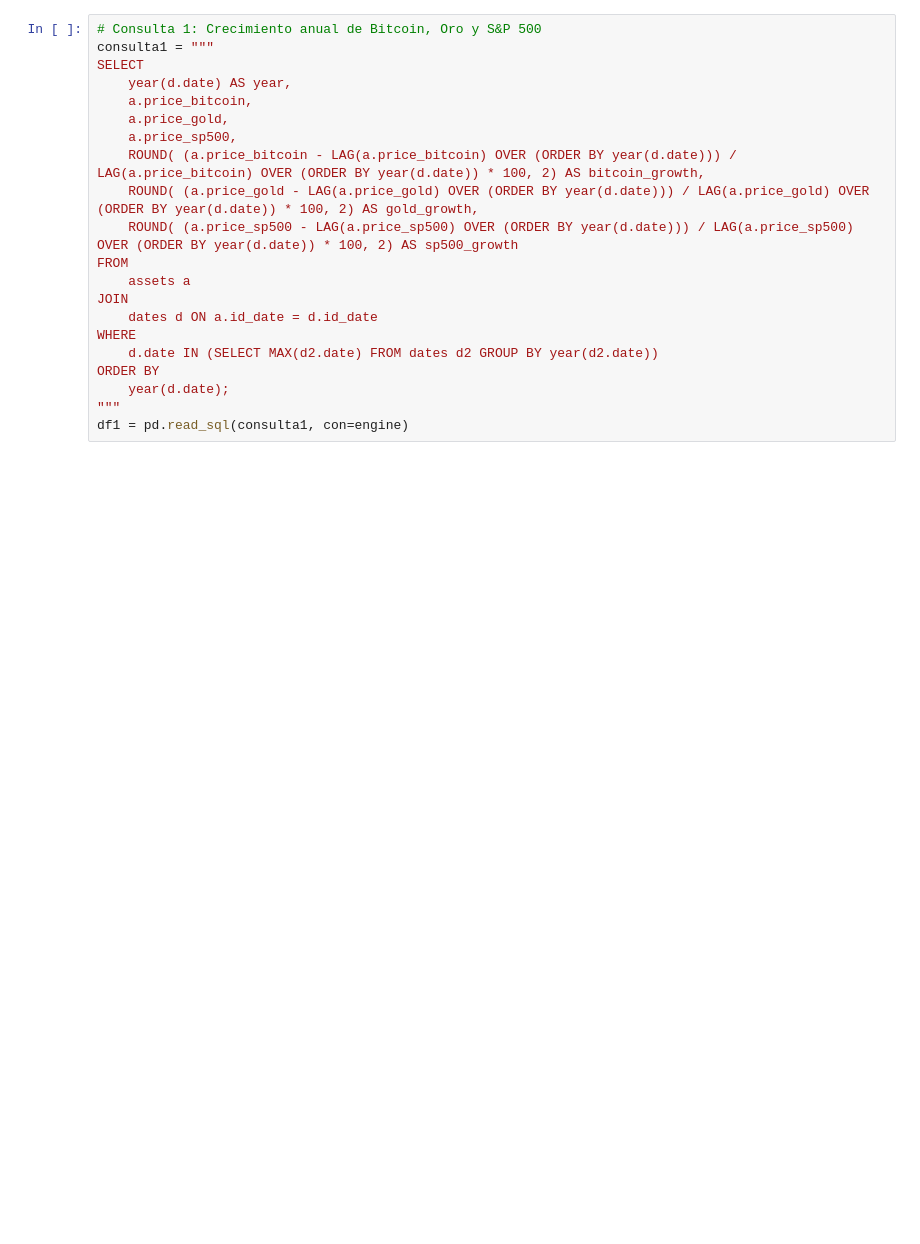
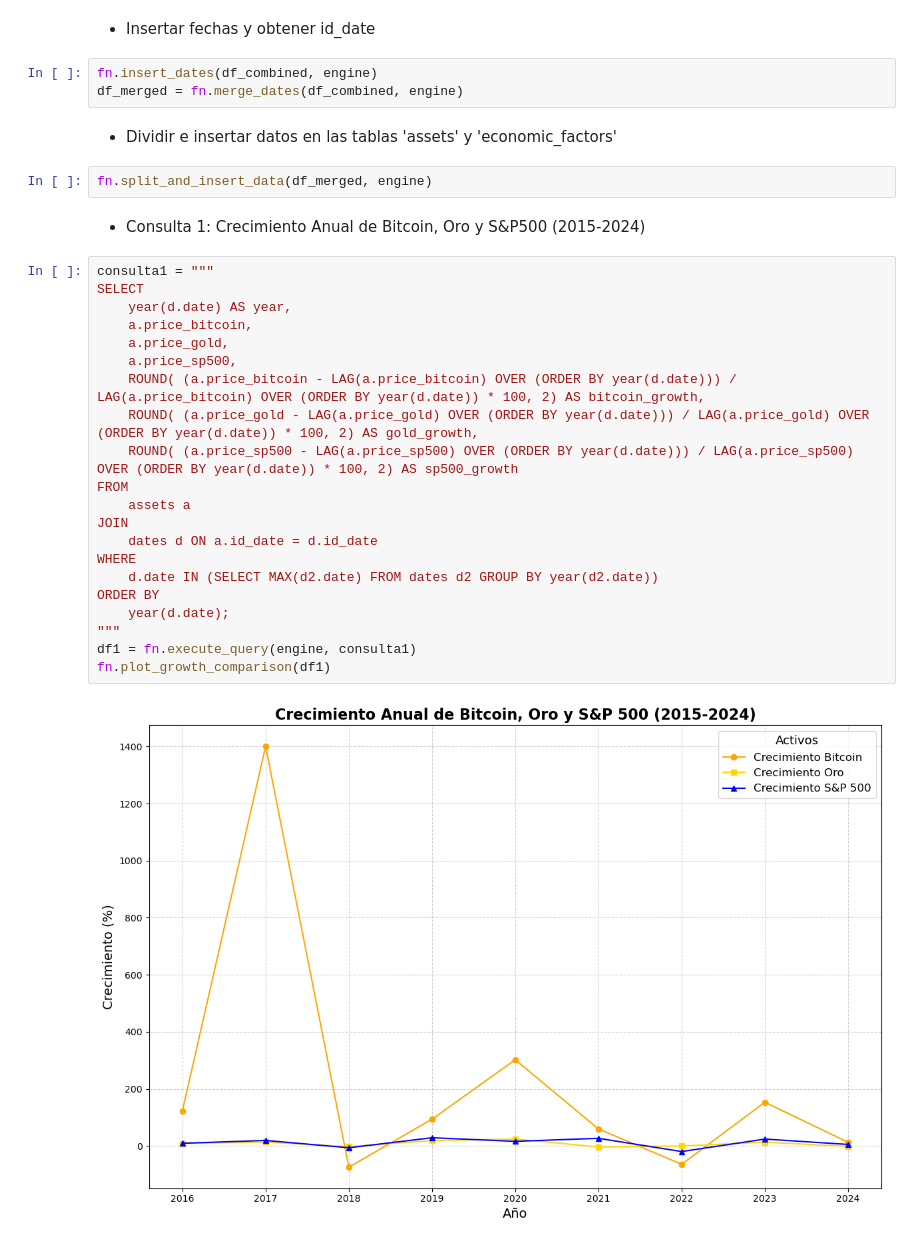
Before and after one commit to adrianlardies/from-data-to-insight, a Jupyter notebook: main.ipynb, the cells around one changed output. Drawn from its saved outputs; the diff is of its cells as text; blank space fills up the shorter version.

```diff
--- a/main.ipynb
+++ b/main.ipynb
@@ -65,23 +30,36 @@ engine = create_engine(connection_string)
+# %% [markdown]
+- Insertar fechas y obtener id_date
+# %%
+fn.insert_dates(df_combined, engine)
+df_merged = fn.merge_dates(df_combined, engine)
+# %% [markdown]
+- Dividir e insertar datos en las tablas 'assets' y 'economic_factors'
+# %%
+fn.split_and_insert_data(df_merged, engine)
+# %% [markdown]
+- Consulta 1: Crecimiento Anual de Bitcoin, Oro y S&P500 (2015-2024)
 # %%
-# Consulta 1: Crecimiento anual de Bitcoin, Oro y S&P 500
 consulta1 = """
 SELECT
     year(d.date) AS year,
     a.price_bitcoin,
     a.price_gold,
     a.price_sp500,
     ROUND( (a.price_bitcoin - LAG(a.price_bitcoin) OVER (ORDER BY year(d.date))) / LAG(a.price_bitcoin) OVER (ORDER BY year(d.date)) * 100, 2) AS bitcoin_growth,
     ROUND( (a.price_gold - LAG(a.price_gold) OVER (ORDER BY year(d.date))) / LAG(a.price_gold) OVER (ORDER BY year(d.date)) * 100, 2) AS gold_growth,
     ROUND( (a.price_sp500 - LAG(a.price_sp500) OVER (ORDER BY year(d.date))) / LAG(a.price_sp500) OVER (ORDER BY year(d.date)) * 100, 2) AS sp500_growth
 FROM
     assets a
 JOIN
     dates d ON a.id_date = d.id_date
 WHERE
     d.date IN (SELECT MAX(d2.date) FROM dates d2 GROUP BY year(d2.date))
 ORDER BY
     year(d.date);
 """
-df1 = pd.read_sql(consulta1, con=engine)
+df1 = fn.execute_query(engine, consulta1)
+fn.plot_growth_comparison(df1)
+# %% [output]
+[figure, added]
 # %%
 df1
```
Also changed, not shown: parts of 32 cells of this notebook.
